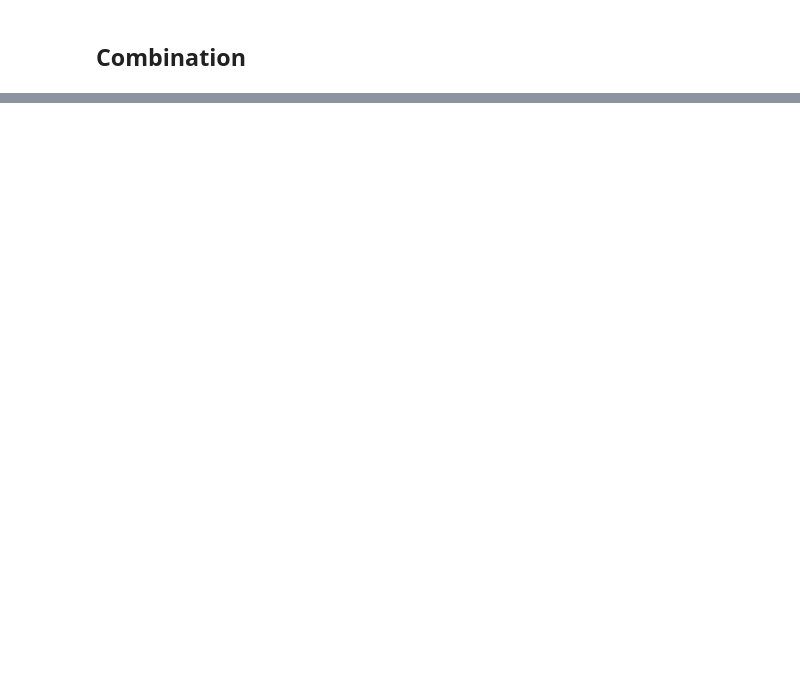
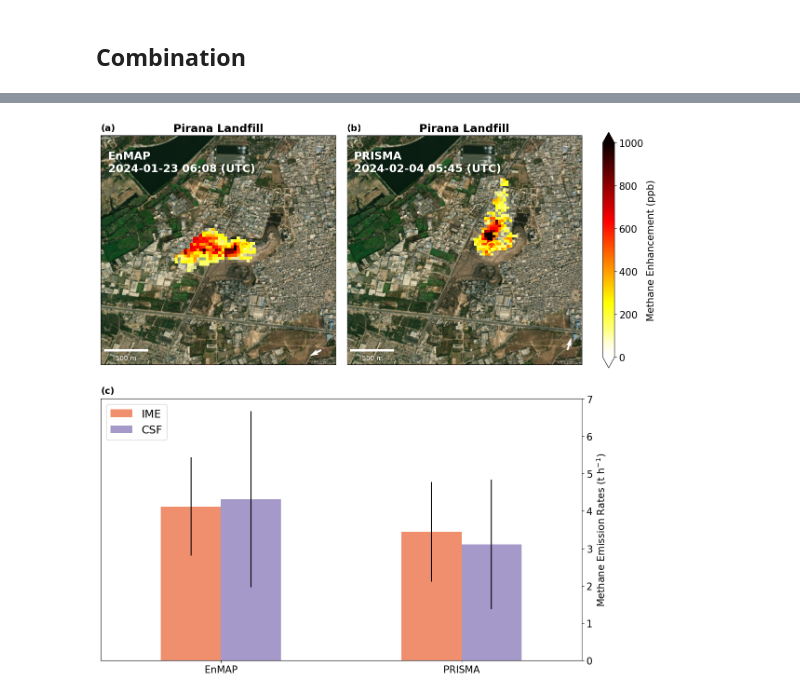
Before and after one commit to zxdawn/HyperGas-GMD, a Jupyter notebook: notebooks/ch4_emissions.ipynb, the cells around one changed output, grey strips where cells are left out. Saved outputs shown, nothing was run; the diff lists cells and outputs as text; code cells hidden in the pictures; blank space fills up the shorter version.

```diff
--- a/notebooks/ch4_emissions.ipynb
+++ b/notebooks/ch4_emissions.ipynb
@@ -443,0 +444,96 @@ fig.savefig('../figures/methane_emiss_cases_comb.pdf', bbox_inches='tight')
+# %%
+fig = plt.figure(figsize=(12, 12), constrained_layout=True)
+proj = ccrs.PlateCarree()
+
+# Create a 2x3 grid
+gs = fig.add_gridspec(2, 2)
+
+# Top row: 4 projected subplots
+ax1 = fig.add_subplot(gs[0, 0], projection=proj)
+ax2 = fig.add_subplot(gs[0, 1], projection=proj)
+ax3 = fig.add_subplot(gs[1, :])
+
+vmax = 1000
+
+# ---- landfill enmap ----
+ax = ax1 # axs[1, 0]
+ds_landfill_enmap['ch4'].plot(ax=ax, x='longitude', y='latitude', vmin=0, vmax=vmax, cmap=my_cmap, add_colorbar=False, rasterized=True)
+ax.scatter(df_landfill_enmap['plume_longitude'], df_landfill_enmap['plume_latitude'], transform=proj, color='yellow',
+           linewidth=2, marker='o', fc='none', s=200)
+ax.set_title('Pirana Landfill')
+
+# set extent
+landfill_bounds = df_landfill_enmap['plume_bounds'].item()
+pad = 0.008
+lon_min = landfill_bounds[0] - pad
+lon_max = landfill_bounds[2] + pad
+lat_min = landfill_bounds[1] - pad*1.3
+lat_max = landfill_bounds[3] + pad*1.3
+ax.set_extent((lon_min, lon_max, lat_min, lat_max), crs=proj)
+add_scalebar(ax, lon_min, lat_min)
+add_time(df_landfill_enmap, ax, lon_min+pad*0.1, lat_max-pad*0.5, proj)
+add_wind(df_landfill_enmap, ax, lon_max-pad*0.2, lat_min+pad*0.2, pad, proj)
+
+
+# ---- landfill prisma ----
+ax = ax2 # axs[1, 1]
+m = ds_landfill_prisma['ch4'].plot(ax=ax, x='longitude', y='latitude', vmin=0, vmax=vmax, cmap=my_cmap, add_colorbar=False, rasterized=True)
+ax.scatter(df_landfill_prisma['plume_longitude'], df_landfill_prisma['plume_latitude'], transform=proj, color='yellow',
+           linewidth=2, marker='o', fc='none', s=200)
+ax.set_title('Pirana Landfill')
+
+# set extent
+ax.set_extent((lon_min, lon_max, lat_min, lat_max), crs=proj)
+
+add_scalebar(ax, lon_min, lat_min)
+add_time(df_landfill_prisma, ax, lon_min+pad*0.1, lat_max-pad*0.5, proj)
+add_wind(df_landfill_prisma, ax, lon_max-pad*0.2, lat_min+pad*0.2, pad, proj)
+
+for ax in [ax1, ax2]:
+    cx.add_basemap(ax, crs=proj, source=cx.providers.Esri.WorldImagery)
+    # remove attributions
+    ax.texts[-1].remove()
+
+axes = [ax1, ax2, ax3]
+
+for n, ax in enumerate(axes):
+    ax.text(0, 1.02, f'({string.ascii_lowercase[n]})',
+            transform=ax.transAxes,
+            size=14, weight='bold')
+
+df_merge_landfill = df_merge[df_merge['name'] == 'solid waste']
+df_merge_landfill['xname'] = ['EnMAP', 'PRISMA']
+df_merge_landfill.rename(columns={'emission': 'IME', 'emission_csf': 'CSF'})\
+        .plot(x='xname', y=['IME', 'CSF'],
+              ax=ax3,
+              rot=0,
+              kind="bar",
+              yerr=[df_merge_landfill['emission_uncertainty'], df_merge_landfill['emission_csf_uncertainty']],
+              color=['#F08F6E', '#A599CA'],
+             )
+plt.legend(loc='upper left')
+
+# Make big subplot y-axis on the right
+ax3.yaxis.tick_right()
+ax3.yaxis.set_label_position("right")
+ax3.yaxis.set_ticks_position("right")
+
+ax3.set_ylabel('Methane Emission Rates (t h$^{-1}$)')
+ax3.set_xlabel('')
+
+# add colorbar
+# First row axes
+axs_first_row = [ax1, ax2]
+
+cbar = fig.colorbar(
+    m,
+    ax=axs_first_row,
+    label='Methane Enhancement (ppb)',
+    extend='both',
+    pad=-0.01,
+    shrink=0.9,
+)
+
+fig.savefig('../figures/methane_landfill_cases_twos.png', bbox_inches='tight', dpi=300)
+# %% [output]
+[figure, added]
```
Also changed, not shown: parts of 3 cells of this notebook, 1 other file.
